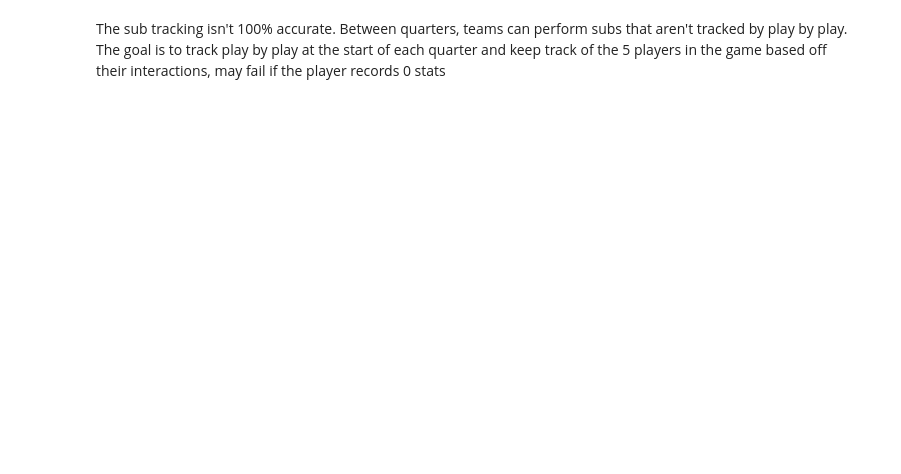
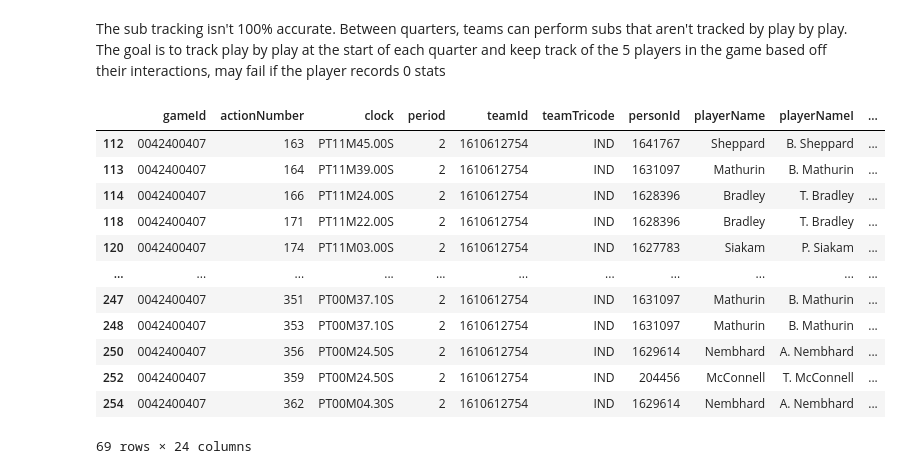
Before and after one commit to rickpatking/Lineups_Impact, a Jupyter notebook: notebooks/02_lineup_tracking_prototype.ipynb, the cells around one changed output. Drawn from its saved outputs; the diff is of its cells as text; code cells hidden in the pictures; blank space fills up the shorter version.

```diff
--- a/notebooks/02_lineup_tracking_prototype.ipynb
+++ b/notebooks/02_lineup_tracking_prototype.ipynb
@@ -257,3 +282,21 @@ all_lineups
 # %% [markdown]
 The sub tracking isn't 100% accurate. Between quarters, teams can perform subs that aren't tracked by play by play.
 The goal is to track play by play at the start of each quarter and keep track of the 5 players in the game based off their interactions, may fail if the player records 0 stats
+# %%
+q2_df = df[df['period'] == 2].copy()
+q2_df2 = q2_df[q2_df['teamTricode'] == 'IND'].copy()
+q2_df2
+# %% [output]
+|  | gameId | actionNumber | clock | period | teamId | teamTricode | personId | playerName | playerNameI | ... |
+| 112 | 0042400407 | 163 | PT11M45.00S | 2 | 1610612754 | IND | 1641767 | Sheppard | B. Sheppard | ... |
+| 113 | 0042400407 | 164 | PT11M39.00S | 2 | 1610612754 | IND | 1631097 | Mathurin | B. Mathurin | ... |
+| 114 | 0042400407 | 166 | PT11M24.00S | 2 | 1610612754 | IND | 1628396 | Bradley | T. Bradley | ... |
+| 118 | 0042400407 | 171 | PT11M22.00S | 2 | 1610612754 | IND | 1628396 | Bradley | T. Bradley | ... |
+| 120 | 0042400407 | 174 | PT11M03.00S | 2 | 1610612754 | IND | 1627783 | Siakam | P. Siakam | ... |
+| ... | ... | ... | ... | ... | ... | ... | ... | ... | ... | ... |
+| 247 | 0042400407 | 351 | PT00M37.10S | 2 | 1610612754 | IND | 1631097 | Mathurin | B. Mathurin | ... |
+| 248 | 0042400407 | 353 | PT00M37.10S | 2 | 1610612754 | IND | 1631097 | Mathurin | B. Mathurin | ... |
+| 250 | 0042400407 | 356 | PT00M24.50S | 2 | 1610612754 | IND | 1629614 | Nembhard | A. Nembhard | ... |
+| 252 | 0042400407 | 359 | PT00M24.50S | 2 | 1610612754 | IND | 204456 | McConnell | T. McConnell | ... |
+| 254 | 0042400407 | 362 | PT00M04.30S | 2 | 1610612754 | IND | 1629614 | Nembhard | A. Nembhard | ... |
+69 rows × 24 columns
```
Also changed, not shown: parts of 6 cells of this notebook, 6 other files.
